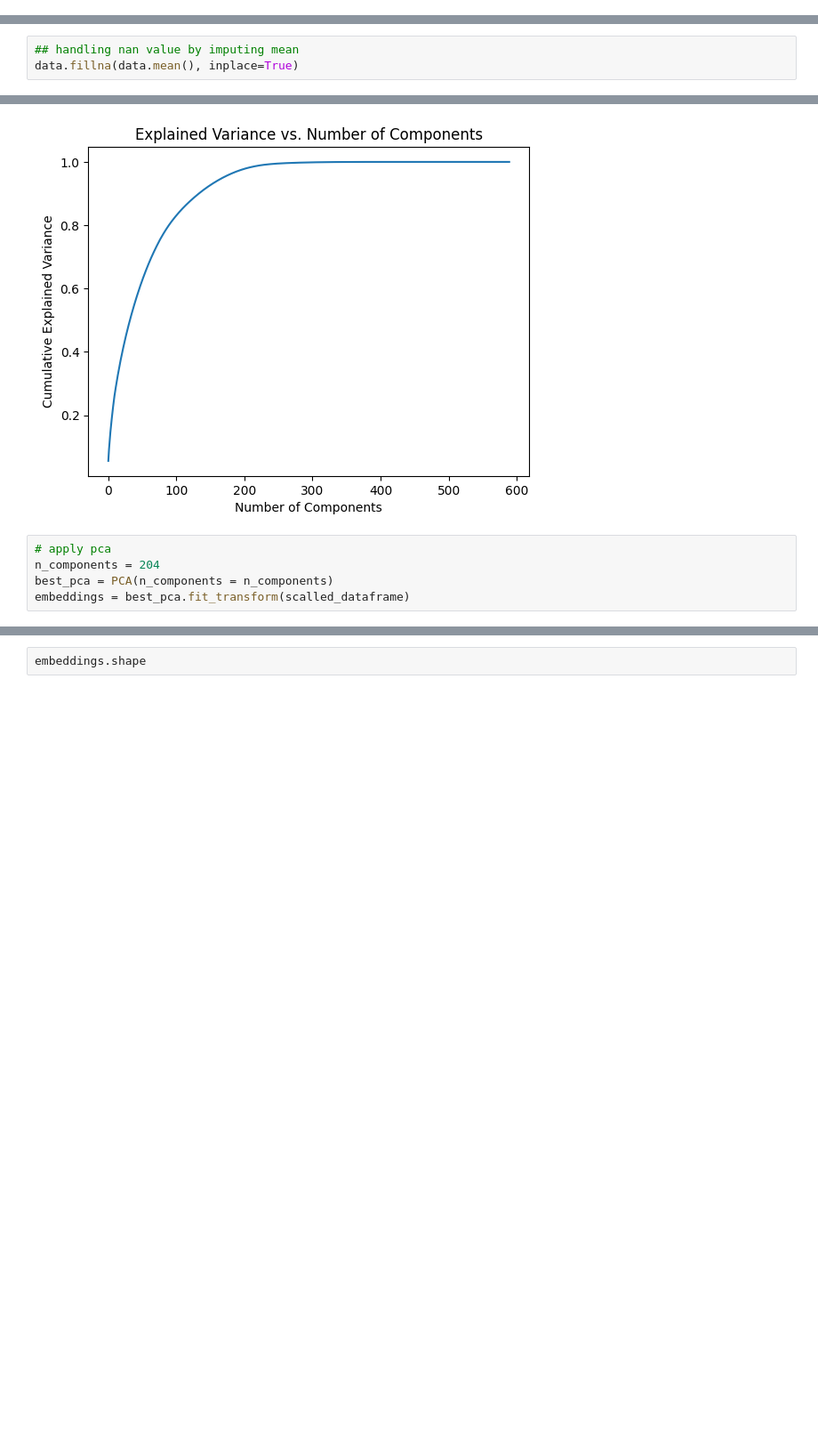
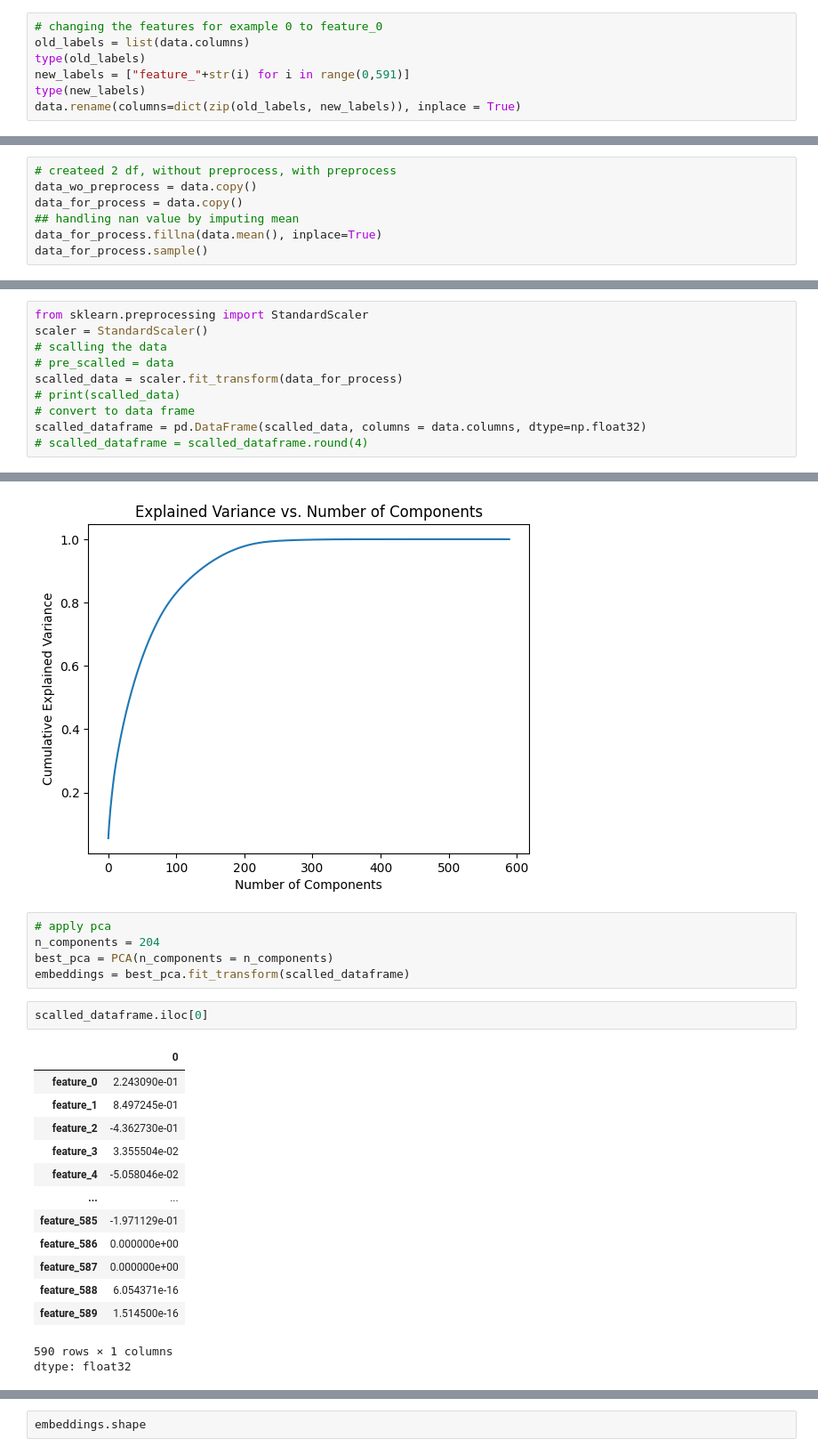
Before and after one commit to monochandan/RAG-Semiconductor-Dataset, a Jupyter notebook: RAG_SECOM_dataset.ipynb, the cells around one changed output, grey strips where cells are left out. Shown: that part at 89% size. Cells and saved outputs as stored; diff of their text form; blank space fills up the shorter version.

```diff
--- a/RAG_SECOM_dataset.ipynb
+++ b/RAG_SECOM_dataset.ipynb
@@ -56,3 +56,10 @@ print(label.shape)
 # %% [output]
 (1567, 590)
 (1567, 2)
+# %%
+# changing the features for example 0 to feature_0
+old_labels = list(data.columns)
+type(old_labels)
+new_labels = ["feature_"+str(i) for i in range(0,591)]
+type(new_labels)
+data.rename(columns=dict(zip(old_labels, new_labels)), inplace = True)
@@ -62,3 +95,7 @@ label.rename(columns={0: "label", 1:"timestamp"}, inplace=True)
 # %%
+# createed 2 df, without preprocess, with preprocess
+data_wo_preprocess = data.copy()
+data_for_process = data.copy()
 ## handling nan value by imputing mean
-data.fillna(data.mean(), inplace=True)
+data_for_process.fillna(data.mean(), inplace=True)
+data_for_process.sample()
@@ -134,0 +117,10 @@ scalled_dataframe.head()
+# %%
+from sklearn.preprocessing import StandardScaler
+scaler = StandardScaler()
+# scalling the data
+# pre_scalled = data
+scalled_data = scaler.fit_transform(data_for_process)
+# print(scalled_data)
+# convert to data frame
+scalled_dataframe = pd.DataFrame(scalled_data, columns = data.columns, dtype=np.float32)
+# scalled_dataframe = scalled_dataframe.round(4)
@@ -170,3 +348,20 @@ plt.show()
 n_components = 204
 best_pca = PCA(n_components = n_components)
 embeddings = best_pca.fit_transform(scalled_dataframe)
+# %%
+scalled_dataframe.iloc[0]
+# %% [output]
+|  | 0 |
+| feature_0 | 2.243090e-01 |
+| feature_1 | 8.497245e-01 |
+| feature_2 | -4.362730e-01 |
+| feature_3 | 3.355504e-02 |
+| feature_4 | -5.058046e-02 |
+| ... | ... |
+| feature_585 | -1.971129e-01 |
+| feature_586 | 0.000000e+00 |
+| feature_587 | 0.000000e+00 |
+| feature_588 | 6.054371e-16 |
+| feature_589 | 1.514500e-16 |
+590 rows × 1 columns
+dtype: float32
```
Also changed, not shown: parts of 57 cells of this notebook.
